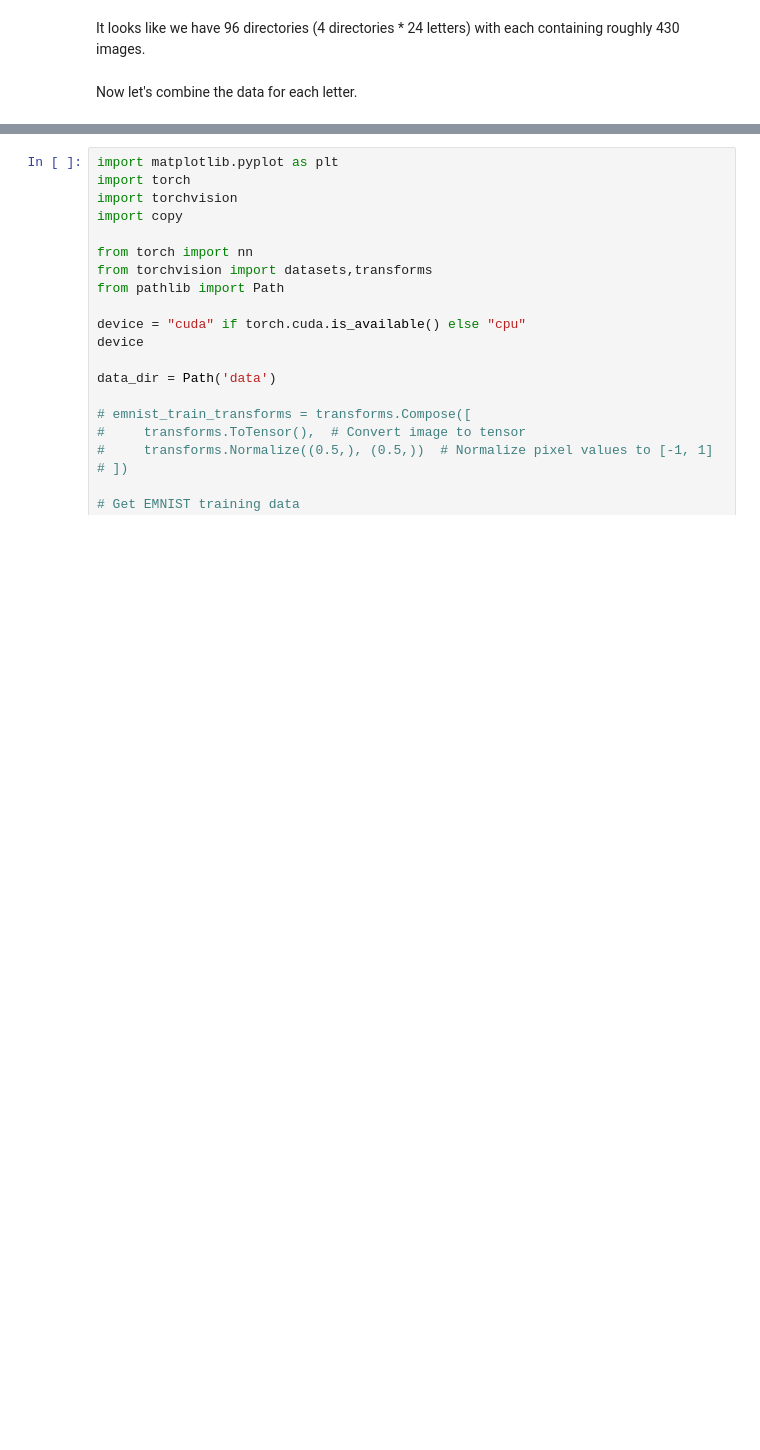
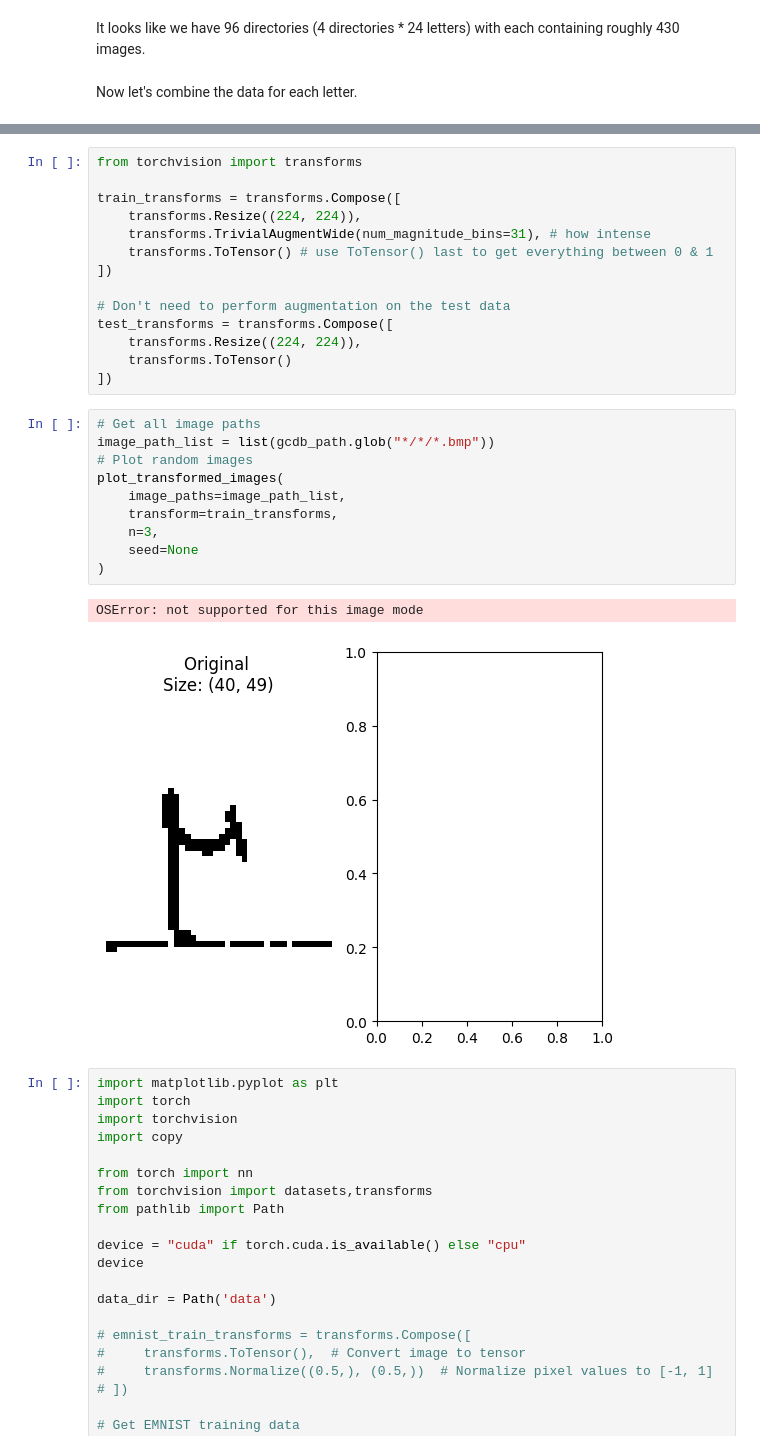
Before and after one commit to nmermigas/GCDB, a Jupyter notebook: CalendAI.ipynb, the cells around one changed output, grey strips where cells are left out. Saved outputs shown, nothing was run; the diff lists cells and outputs as text; blank space fills up the shorter version.

```diff
--- a/CalendAI.ipynb
+++ b/CalendAI.ipynb
@@ -286,3 +521,30 @@ LAMDA
+# %%
+from torchvision import transforms
+
+train_transforms = transforms.Compose([
+    transforms.Resize((224, 224)),
+    transforms.TrivialAugmentWide(num_magnitude_bins=31), # how intense
+    transforms.ToTensor() # use ToTensor() last to get everything between 0 & 1
+])
+
+# Don't need to perform augmentation on the test data
+test_transforms = transforms.Compose([
+    transforms.Resize((224, 224)),
+    transforms.ToTensor()
+])
+# %%
+# Get all image paths
+image_path_list = list(gcdb_path.glob("*/*/*.bmp"))
+# Plot random images
+plot_transformed_images(
+    image_paths=image_path_list,
+    transform=train_transforms,
+    n=3,
+    seed=None
+)
+# %% [output]
+OSError: not supported for this image mode
+[figure, added]
 # %%
 import matplotlib.pyplot as plt
 import torch
```
Also changed, not shown: parts of 30 cells of this notebook.
